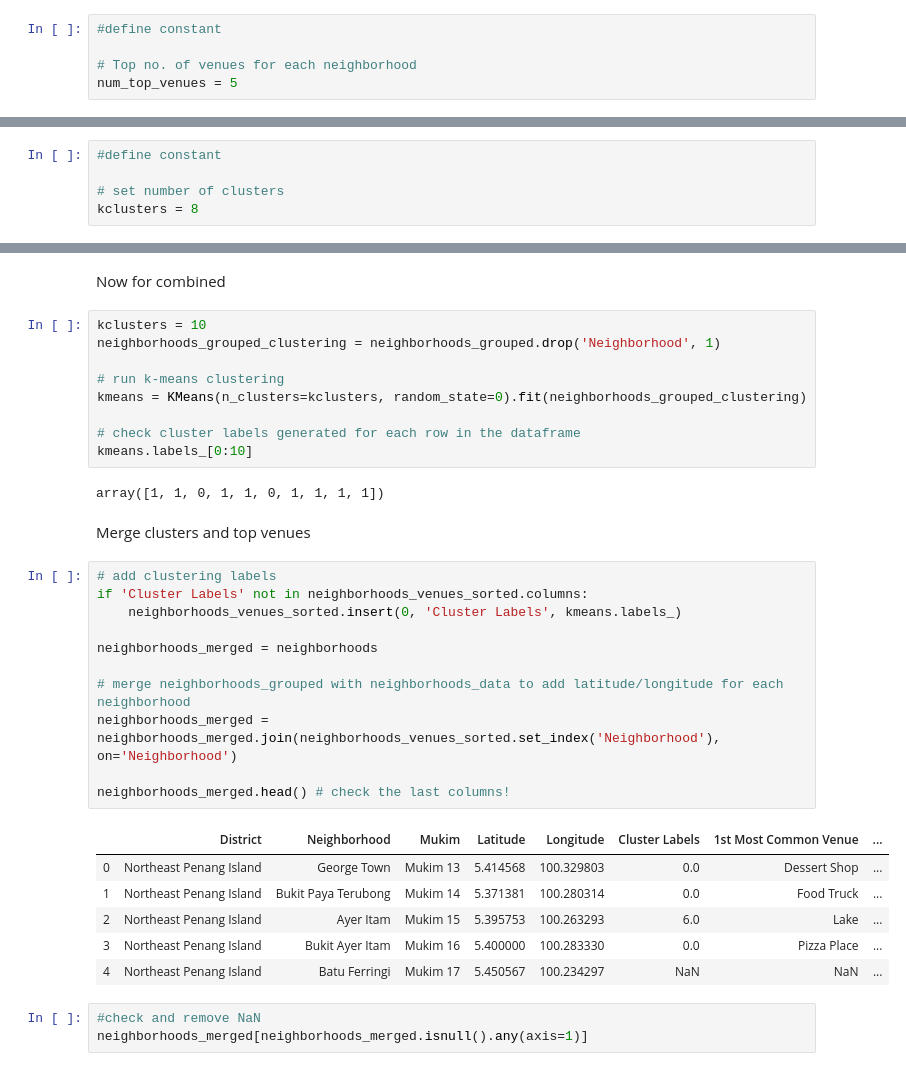
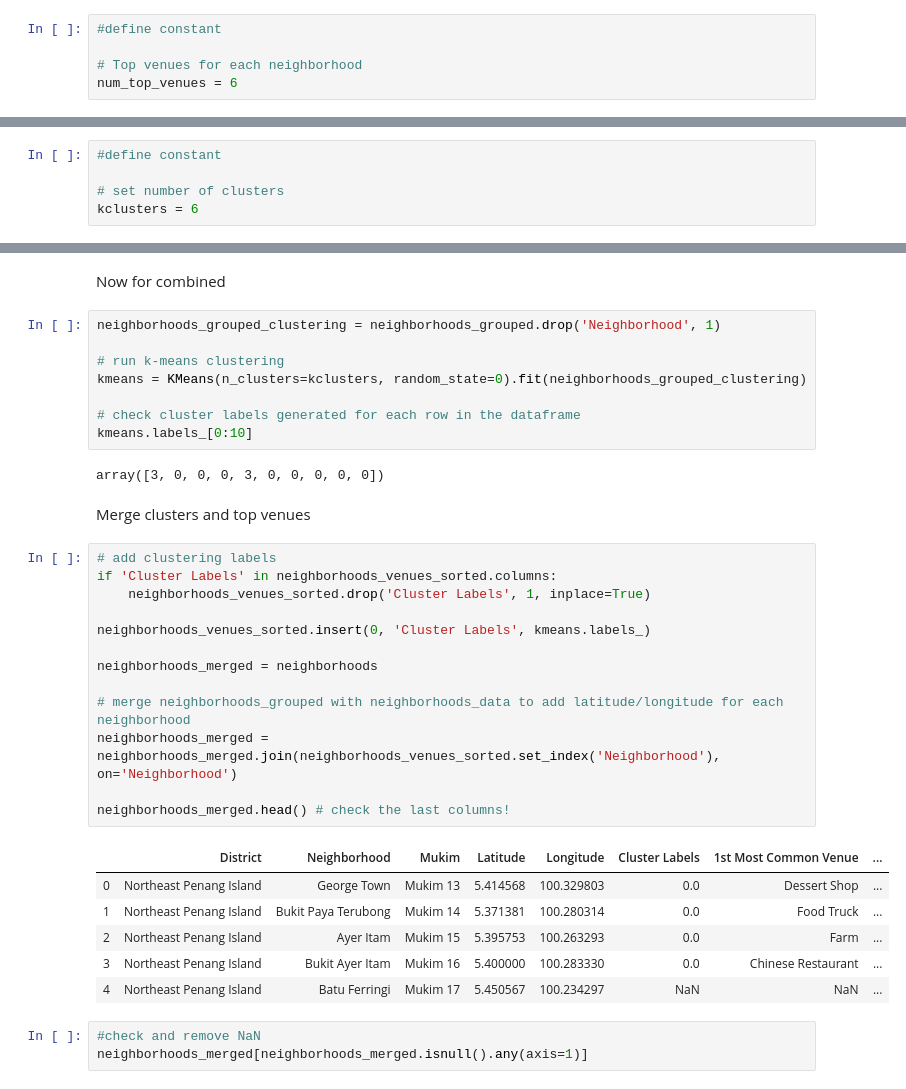
Before and after one commit to bluepint22/Coursera_Capstone, a Jupyter notebook: Amy_Capstone_BattleodNeighborhoods (wk2).ipynb, the cells around one changed output, grey strips where cells are left out. Cells and saved outputs as stored; diff of their text form.

```diff
--- a/Amy_Capstone_BattleodNeighborhoods (wk2).ipynb
+++ b/Amy_Capstone_BattleodNeighborhoods (wk2).ipynb
@@ -524,8 +509,8 @@ There are 122 uniques Seberang Perai Venue categories.
 # %%
 #define constant
 
-# Top no. of venues for each neighborhood
-num_top_venues = 5
+# Top venues for each neighborhood
+num_top_venues = 6
 # %%
 #define function
 def return_most_common_venues(row, num_top_venues):
@@ -858,7 +843,7 @@ neighborhoods_venues_sorted.head()
 #define constant
 
 # set number of clusters
-kclusters = 8
+kclusters = 6
 # %% [markdown]
 Run *k*-means to cluster the Penang Island neighborhoods into 5 clusters.
 # %%
@@ -1035,7 +1024,6 @@ map_clusters_spi
 # %% [markdown]
 Now for combined
 # %%
-kclusters = 10
 neighborhoods_grouped_clustering = neighborhoods_grouped.drop('Neighborhood', 1)
 
 # run k-means clustering
@@ -1044,26 +1032,28 @@ kmeans = KMeans(n_clusters=kclusters, random_state=0).fit(neighborhoods_grouped_
 # check cluster labels generated for each row in the dataframe
 kmeans.labels_[0:10]
 # %% [output]
-array([1, 1, 0, 1, 1, 0, 1, 1, 1, 1])
+array([3, 0, 0, 0, 3, 0, 0, 0, 0, 0])
 # %% [markdown]
 Merge clusters and top venues
 # %%
 # add clustering labels
-if 'Cluster Labels' not in neighborhoods_venues_sorted.columns:
-    neighborhoods_venues_sorted.insert(0, 'Cluster Labels', kmeans.labels_)
+if 'Cluster Labels' in neighborhoods_venues_sorted.columns:
+    neighborhoods_venues_sorted.drop('Cluster Labels', 1, inplace=True)
+
+neighborhoods_venues_sorted.insert(0, 'Cluster Labels', kmeans.labels_)
 
 neighborhoods_merged = neighborhoods
 
 # merge neighborhoods_grouped with neighborhoods_data to add latitude/longitude for each neighborhood
 neighborhoods_merged = neighborhoods_merged.join(neighborhoods_venues_sorted.set_index('Neighborhood'), on='Neighborhood')
 
 neighborhoods_merged.head() # check the last columns!
 # %% [output]
 |  | District | Neighborhood | Mukim | Latitude | Longitude | Cluster Labels | 1st Most Common Venue | ... |
 | 0 | Northeast Penang Island | George Town | Mukim 13 | 5.414568 | 100.329803 | 0.0 | Dessert Shop | ... |
 | 1 | Northeast Penang Island | Bukit Paya Terubong | Mukim 14 | 5.371381 | 100.280314 | 0.0 | Food Truck | ... |
-| 2 | Northeast Penang Island | Ayer Itam | Mukim 15 | 5.395753 | 100.263293 | 6.0 | Lake | ... |
-| 3 | Northeast Penang Island | Bukit Ayer Itam | Mukim 16 | 5.400000 | 100.283330 | 0.0 | Pizza Place | ... |
+| 2 | Northeast Penang Island | Ayer Itam | Mukim 15 | 5.395753 | 100.263293 | 0.0 | Farm | ... |
+| 3 | Northeast Penang Island | Bukit Ayer Itam | Mukim 16 | 5.400000 | 100.283330 | 0.0 | Chinese Restaurant | ... |
 | 4 | Northeast Penang Island | Batu Ferringi | Mukim 17 | 5.450567 | 100.234297 | NaN | NaN | ... |
 # %%
 #check and remove NaN
```
Also changed, not shown: parts of 65 cells of this notebook.
